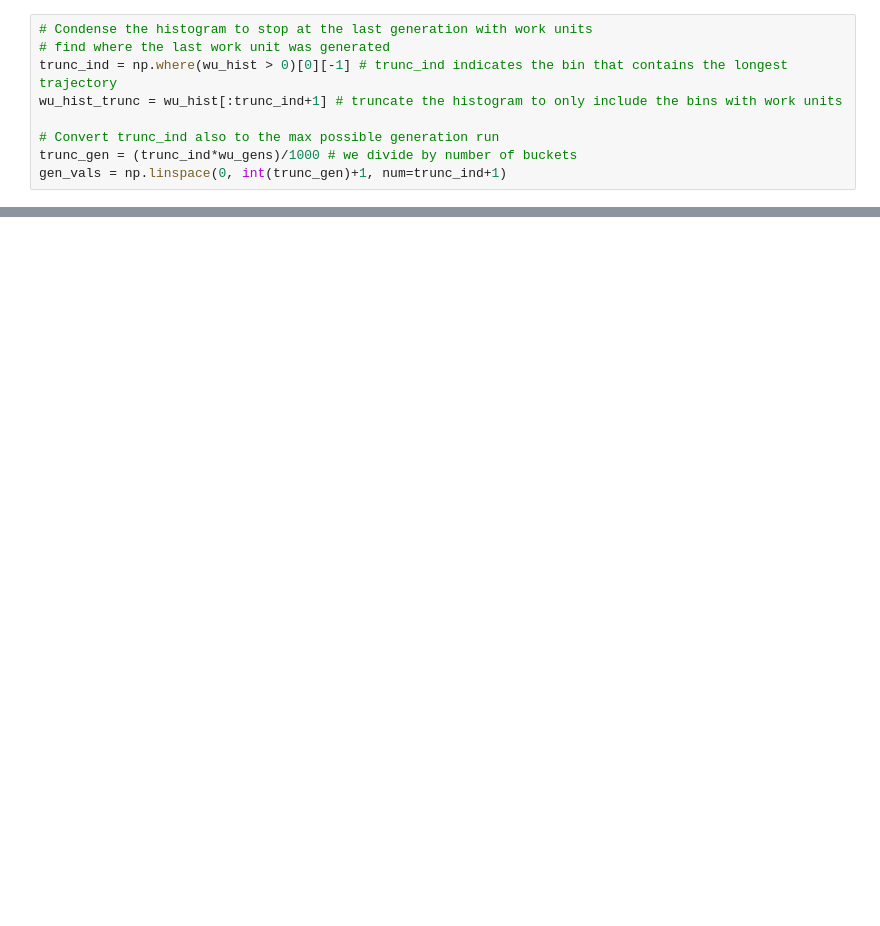
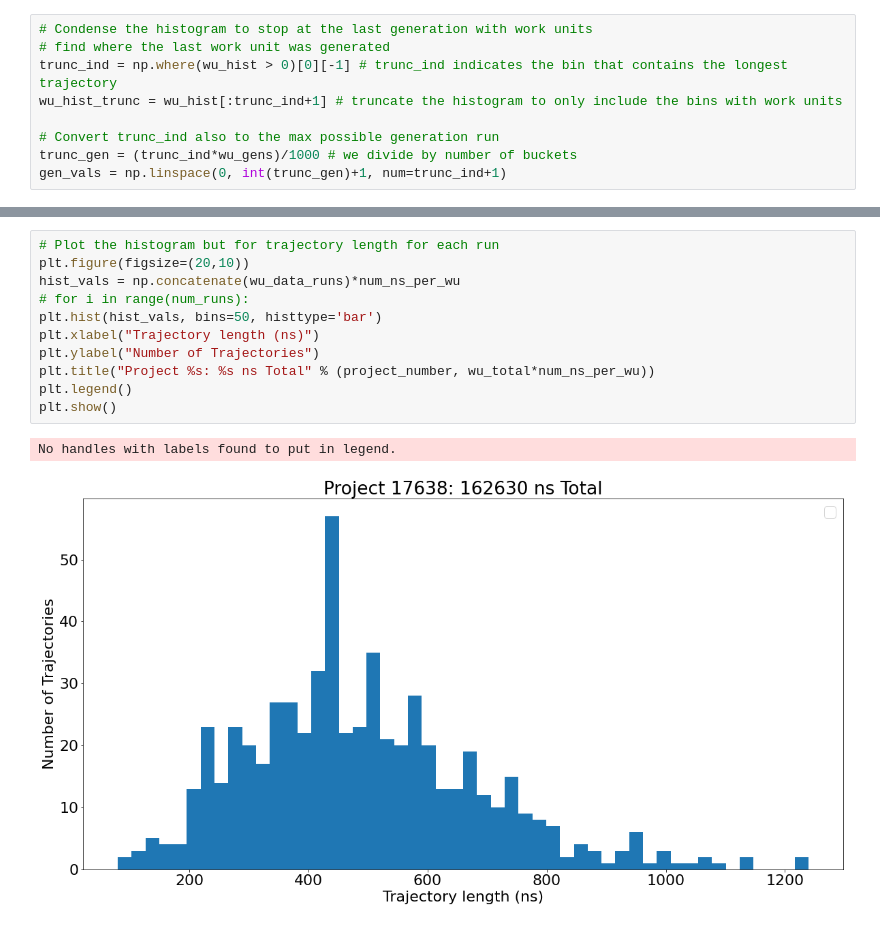
Before and after one commit to choderalab/folding_at_home_scripts, a Jupyter notebook: fah-api-tracker.ipynb, the cells around one changed output, grey strips where cells are left out. Drawn from its saved outputs; the diff is of its cells as text; blank space fills up the shorter version.

```diff
--- a/fah-api-tracker.ipynb
+++ b/fah-api-tracker.ipynb
@@ -98,0 +142,14 @@ plt.show()
+# %%
+# Plot the histogram but for trajectory length for each run
+plt.figure(figsize=(20,10))
+hist_vals = np.concatenate(wu_data_runs)*num_ns_per_wu
+# for i in range(num_runs):
+plt.hist(hist_vals, bins=50, histtype='bar')
+plt.xlabel("Trajectory length (ns)")
+plt.ylabel("Number of Trajectories")
+plt.title("Project %s: %s ns Total" % (project_number, wu_total*num_ns_per_wu))
+plt.legend()
+plt.show()
+# %% [output]
+No handles with labels found to put in legend.
+[figure, added]
```
Also changed, not shown: parts of 14 cells of this notebook.
